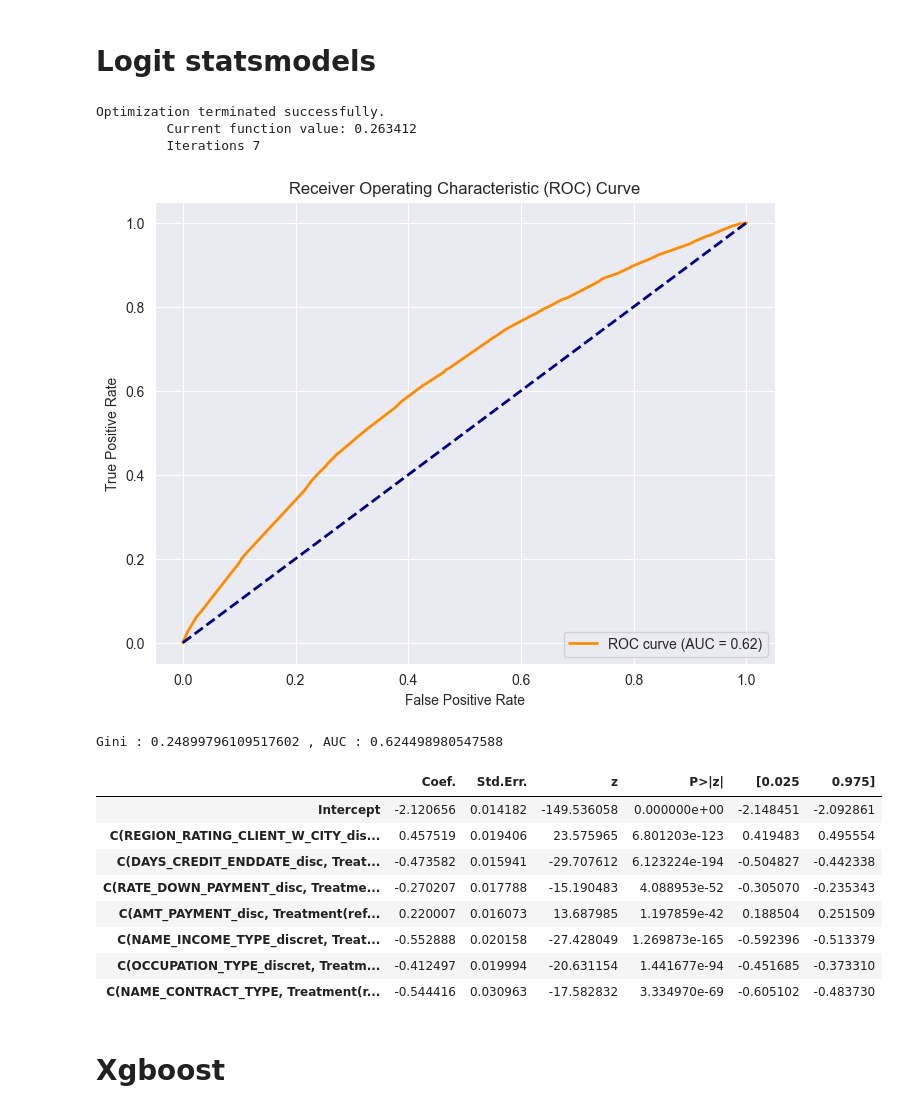
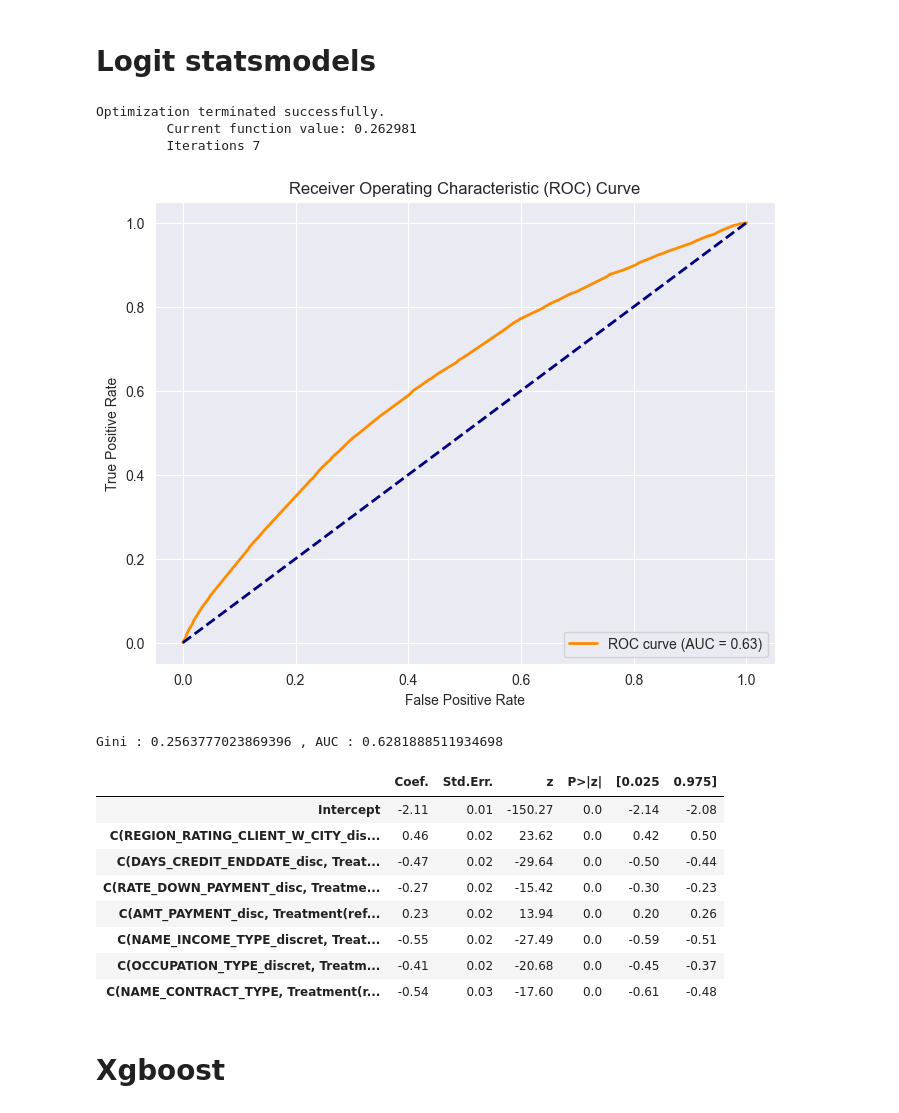
Before and after one commit to SamuelBaheux/Challenge_Nexialog, a Jupyter notebook: Logit_v3.ipynb, the cells around one changed output. Saved outputs shown, nothing was run; the diff lists cells and outputs as text; code cells hidden in the pictures.

```diff
--- a/Logit_v3.ipynb
+++ b/Logit_v3.ipynb
@@ -37,10 +37,10 @@ train_prepared['NAME_EDUCATION_TYPE'] = df_app['NAME_EDUCATION_TYPE'].copy()
 train_prepared['EXT_SOURCE_2'] = df_app['EXT_SOURCE_2'].copy()
 train_prepared['OCCUPATION_TYPE'] = df_app['OCCUPATION_TYPE'].copy()
 train_prepared['NAME_INCOME_TYPE'] = df_app['NAME_INCOME_TYPE'].copy()
-
+train_prepared['DEF_30_CNT_SOCIAL_CIRCLE'] = df_app['DEF_30_CNT_SOCIAL_CIRCLE'].copy()
 train_prepared['date_mensuelle'] = pd.to_datetime(train_prepared['date_mensuelle'])
 
 train_prepared.drop(columns = 'Unnamed: 0',inplace=True)
 
-train_prepared = train_prepared[['SK_ID_CURR', 'DAYS_BIRTH' , 'NAME_EDUCATION_TYPE' , 'REGION_RATING_CLIENT_W_CITY' , 'NAME_CONTRACT_TYPE','TARGET','date_mensuelle', 'EXT_SOURCE_2' , 'OCCUPATION_TYPE','NAME_INCOME_TYPE', ]]
+train_prepared = train_prepared[['SK_ID_CURR', 'DAYS_BIRTH' , 'NAME_EDUCATION_TYPE' , 'REGION_RATING_CLIENT_W_CITY' , 'NAME_CONTRACT_TYPE','TARGET','date_mensuelle', 'EXT_SOURCE_2' , 'OCCUPATION_TYPE','NAME_INCOME_TYPE','DEF_30_CNT_SOCIAL_CIRCLE' ]]
 # %%
@@ -127,11 +126,15 @@ train_prepared = train_prepared[['SK_ID_CURR','REGION_RATING_CLIENT_W_CITY_disc'
        'DAYS_FIRST_DRAWING_disc_int', 'RATE_DOWN_PAYMENT_disc',
        'RATE_DOWN_PAYMENT_disc_int', 'AMT_PAYMENT_disc',
        'AMT_PAYMENT_disc_int', 'NAME_INCOME_TYPE_discret',
-       'OCCUPATION_TYPE_discret','NAME_CONTRACT_TYPE','date_mensuelle','TARGET','EXT_SOURCE_1_disc_int','EXT_SOURCE_3_disc_int']]
+       'OCCUPATION_TYPE_discret','NAME_CONTRACT_TYPE','date_mensuelle','TARGET','DEF_30_CNT_SOCIAL_CIRCLE']]
 # %%
 train_prepared['NAME_INCOME_TYPE_discret'] = train_prepared['NAME_INCOME_TYPE_discret'].apply(lambda x : 'other' if x =='low_income' else x)
 # %% [markdown]
 # Data viz
+# %%
+train_prepared['DEF_30_CNT_SOCIAL_CIRCLE'] = train_prepared['DEF_30_CNT_SOCIAL_CIRCLE'].astype('int')
+train_prepared['DEF_30_CNT_SOCIAL_CIRCLE'] = train_prepared['DEF_30_CNT_SOCIAL_CIRCLE'].apply(lambda x : 1 if x !=0 else x)
+train_prepared['DEF_30_CNT_SOCIAL_CIRCLE'] = train_prepared['DEF_30_CNT_SOCIAL_CIRCLE'].astype('object')
 # %%
 for col in train_prepared.select_dtypes(include = 'object').columns:
     result = train_prepared.groupby([col, 'date_mensuelle'])['TARGET'].mean().reset_index()
@@ -213,22 +217,22 @@ gini_coefficient = 2 * roc_auc - 1
 print(f'Gini : {gini_coefficient} , AUC : {roc_auc}')
 # %% [output]
 Optimization terminated successfully.
-         Current function value: 0.263412
+         Current function value: 0.262981
          Iterations 7
 [figure]
-Gini : 0.24899796109517602 , AUC : 0.624498980547588
+Gini : 0.2563777023869396 , AUC : 0.6281888511934698
 # %%
-logit_model.summary2().tables[1]
+round(logit_model.summary2().tables[1],2)
 # %% [output]
 |  | Coef. | Std.Err. | z | P>|z| | [0.025 | 0.975] |
-| Intercept | -2.120656 | 0.014182 | -149.536058 | 0.000000e+00 | -2.148451 | -2.092861 |
-| C(REGION_RATING_CLIENT_W_CITY_dis... | 0.457519 | 0.019406 | 23.575965 | 6.801203e-123 | 0.419483 | 0.495554 |
-| C(DAYS_CREDIT_ENDDATE_disc, Treat... | -0.473582 | 0.015941 | -29.707612 | 6.123224e-194 | -0.504827 | -0.442338 |
-| C(RATE_DOWN_PAYMENT_disc, Treatme... | -0.270207 | 0.017788 | -15.190483 | 4.088953e-52 | -0.305070 | -0.235343 |
-| C(AMT_PAYMENT_disc, Treatment(ref... | 0.220007 | 0.016073 | 13.687985 | 1.197859e-42 | 0.188504 | 0.251509 |
-| C(NAME_INCOME_TYPE_discret, Treat... | -0.552888 | 0.020158 | -27.428049 | 1.269873e-165 | -0.592396 | -0.513379 |
-| C(OCCUPATION_TYPE_discret, Treatm... | -0.412497 | 0.019994 | -20.631154 | 1.441677e-94 | -0.451685 | -0.373310 |
-| C(NAME_CONTRACT_TYPE, Treatment(r... | -0.544416 | 0.030963 | -17.582832 | 3.334970e-69 | -0.605102 | -0.483730 |
+| Intercept | -2.11 | 0.01 | -150.27 | 0.0 | -2.14 | -2.08 |
+| C(REGION_RATING_CLIENT_W_CITY_dis... | 0.46 | 0.02 | 23.62 | 0.0 | 0.42 | 0.50 |
+| C(DAYS_CREDIT_ENDDATE_disc, Treat... | -0.47 | 0.02 | -29.64 | 0.0 | -0.50 | -0.44 |
+| C(RATE_DOWN_PAYMENT_disc, Treatme... | -0.27 | 0.02 | -15.42 | 0.0 | -0.30 | -0.23 |
+| C(AMT_PAYMENT_disc, Treatment(ref... | 0.23 | 0.02 | 13.94 | 0.0 | 0.20 | 0.26 |
+| C(NAME_INCOME_TYPE_discret, Treat... | -0.55 | 0.02 | -27.49 | 0.0 | -0.59 | -0.51 |
+| C(OCCUPATION_TYPE_discret, Treatm... | -0.41 | 0.02 | -20.68 | 0.0 | -0.45 | -0.37 |
+| C(NAME_CONTRACT_TYPE, Treatment(r... | -0.54 | 0.03 | -17.60 | 0.0 | -0.61 | -0.48 |
 # %% [markdown]
 # Xgboost
 # %%
```
Also changed, not shown: parts of 20 cells of this notebook.
